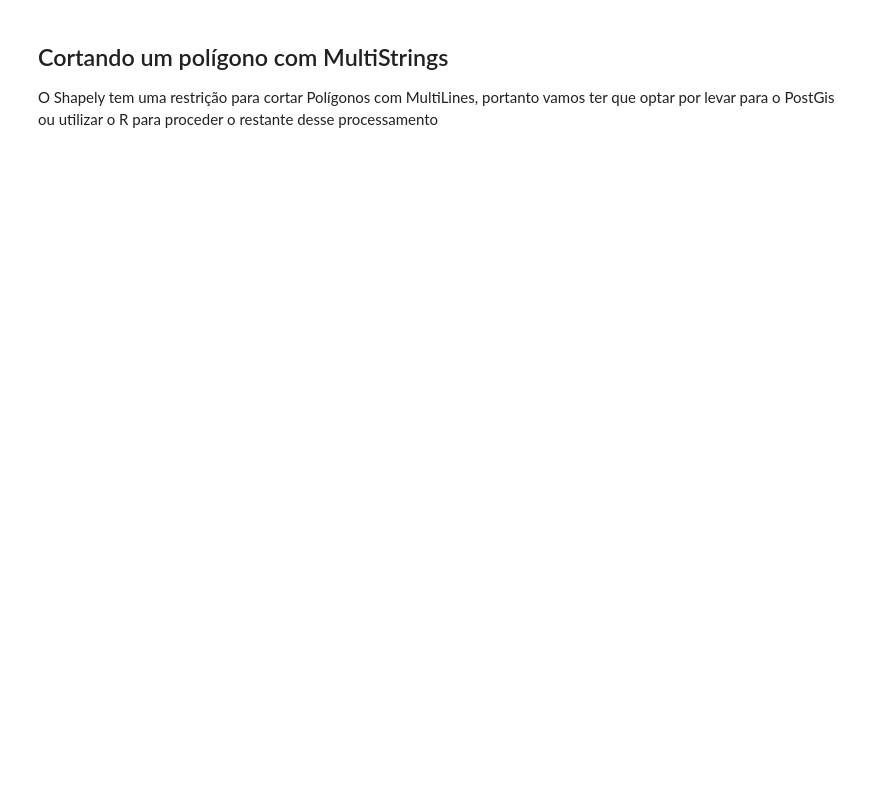
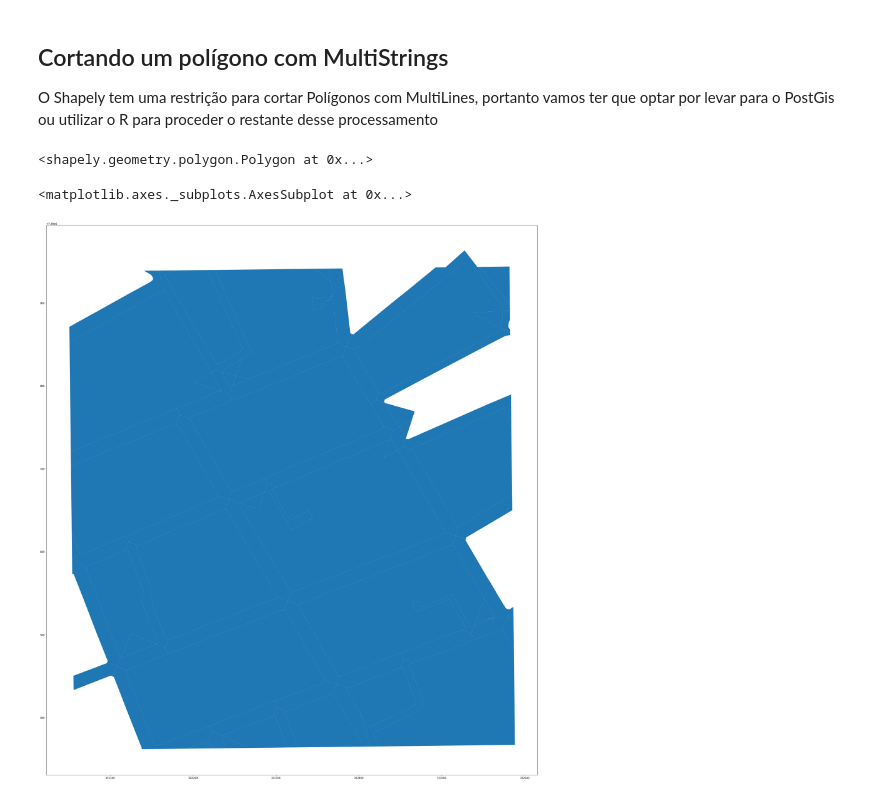
Before and after one commit to geoinfo-smdu/Poligono-de-vias, a Jupyter notebook: Gerando polígonos de vias no município de São Paulo.ipynb, the cells around one changed output. Saved outputs shown, nothing was run; the diff lists cells and outputs as text; code cells hidden in the pictures; blank space fills up the shorter version.

Commit message:
Uhuuuugit add .! Poligonos cortados com o poligonize

```diff
--- a/Gerando polígonos de vias no município de São Paulo.ipynb
+++ b/Gerando polígonos de vias no município de São Paulo.ipynb
@@ -272,0 +270,22 @@ O Shapely tem uma restrição para cortar Polígonos com MultiLines, portanto va
+# %%
+## TODO
+# Uma possível tentativa seria de usar shapely.ops.polygonize_full(lines)
+
+from shapely.ops import polygonize
+
+bordas_vias = df_vias['geometry'].boundary
+df_bordas_vias = gpd.GeoDataFrame([0], geometry=bordas_vias)
+bordas_vias_poligono = polygonize(df_bordas_vias['geometry'])
+
+#df_bordas_vias_poligonos = gpd.GeoDataFrame(list(range(len(list(bordas_vias_poligono)))), geometry=list(bordas_vias_poligono))
+list(bordas_vias_poligono)[3]
+# %% [output]
+<shapely.geometry.polygon.Polygon at 0x...>
+# %%
+from shapely.ops import cascaded_union
+bordas_vias_poligono = polygonize(cascaded_union([df_linhas_de_corte.geometry.unary_union, df_vias['geometry'].boundary[0]]))
+df_bordas_vias_poligonos = gpd.GeoDataFrame(geometry=list(bordas_vias_poligono))
+df_bordas_vias_poligonos.plot()
+# %% [output]
+<matplotlib.axes._subplots.AxesSubplot at 0x...>
+[figure, added]
```
Also changed, not shown: parts of 2 cells of this notebook.
